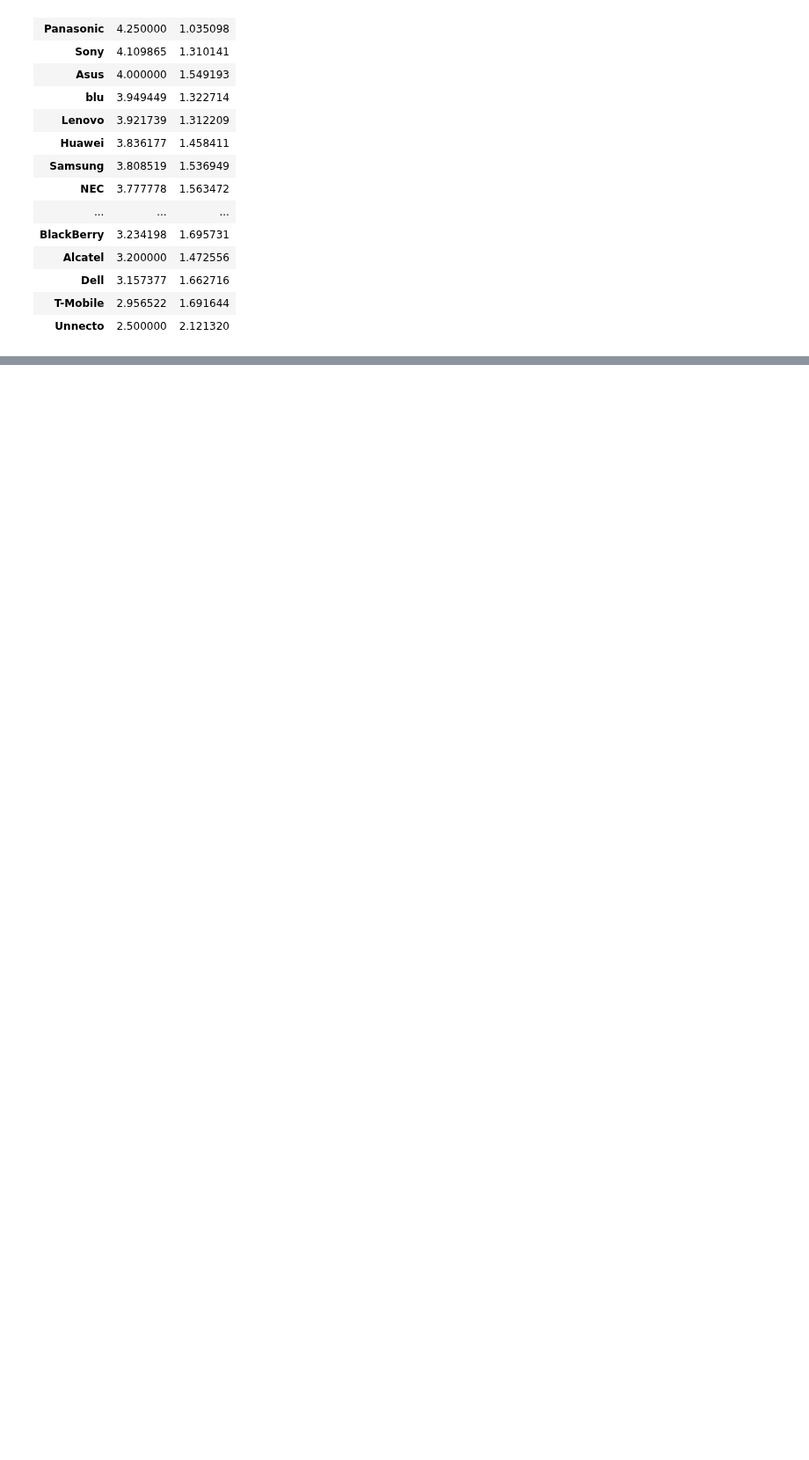
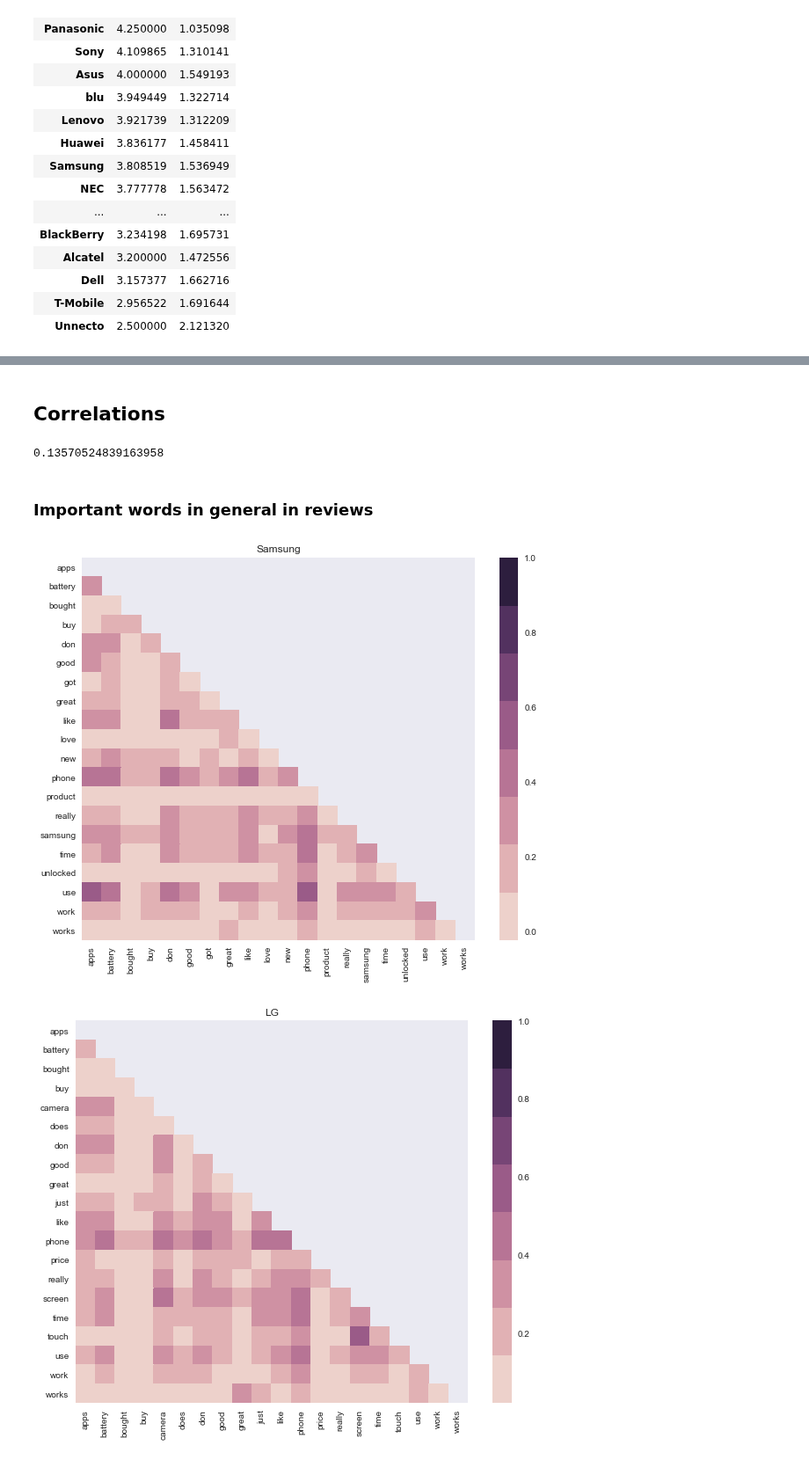
Before and after one commit to MsSquirrel/ADA---MAK, a Jupyter notebook: Project/alex_project.ipynb, the cells around one changed output, grey strips where cells are left out. Shown at 88% size. Saved outputs shown, nothing was run; the diff lists cells and outputs as text; code cells hidden in the pictures; blank space fills up the shorter version.

```diff
--- a/Project/alex_project.ipynb
+++ b/Project/alex_project.ipynb
@@ -338,0 +346,13 @@ brand_ratings_df.sort_values('mean', ascending=False)
+# %%
+top_products = final_df.groupby(['brand','title']).agg({'overall':['mean','std'], 'asin':'count'})
+top_products.columns = top_products.columns.droplevel()
+top_products_df = pd.DataFrame(top_products)
+# %%
+#TOP 10 reviewed phones
+top_reviewed_brands_list = []
+for brand in brands:
+    top10_reviewed = top_products_df.iloc[top_products_df.index.get_level_values('brand') == brand]
+    top_reviewed_brands_list.append(top10_reviewed.sort_values(['count'], ascending=False).head(10))
+
+top_reviewed_brands = pd.concat(top_reviewed_brands_list)
+top_reviewed_brands
@@ -338,0 +379,9 @@ brand_ratings_df.sort_values('mean', ascending=False)
+# %%
+#TOP 10 best phones
+top_best_brands_list = []
+for brand in brands:
+    top10_best = top_products_df.iloc[top_products_df.index.get_level_values('brand') == brand]
+    top_best_brands_list.append(top10_best.sort_values(['mean'], ascending=False).head(10))
+
+top_best_brands = pd.concat(top_best_brands_list)
+top_best_brands
@@ -338,0 +408,9 @@ brand_ratings_df.sort_values('mean', ascending=False)
+# %% [markdown]
+## Correlations
+# %%
+#Correlation between price and overall
+final_df['price'].corr(final_df['overall'])
+# %% [output]
+0.13570524839163958
+# %% [markdown]
+### Important words in general in reviews
@@ -338,0 +420,23 @@ brand_ratings_df.sort_values('mean', ascending=False)
+# %%
+for brand in brands:
+    top10 = final_df[final_df.brand == brand]
+    # Use CountVectorizer to get most important words in reviews for each brands
+    vectorizer = CountVectorizer(max_features=25, stop_words='english')
+    model = vectorizer.fit_transform(top10.reviewText.values.astype('U'))
+    word_list = vectorizer.get_feature_names()
+
+    selector = SelectKBest(k=20).fit(model, top10.overall) # X:model and Y:score
+    informative_words_index = selector.get_support(indices=True)
+    labels = [word_list[i] for i in informative_words_index]
+    data = pd.DataFrame(model[:, informative_words_index].todense(), columns=labels)
+
+    correlation_matrix = data.corr()
+    fig, ax = plt.subplots(figsize=(10, 8))
+    mask = np.zeros_like(correlation_matrix, dtype=np.bool)
+    mask[np.triu_indices_from(mask)] = True
+    ax = sns.heatmap(correlation_matrix, mask=mask, cmap=cmap=sns.cubehelix_palette(8), ax=ax)
+    ax.set_title(brand)
+    fig.show()
+# %% [output]
+[figure, added]
+[figure, added]
```
Also changed, not shown: parts of 6 cells of this notebook.
